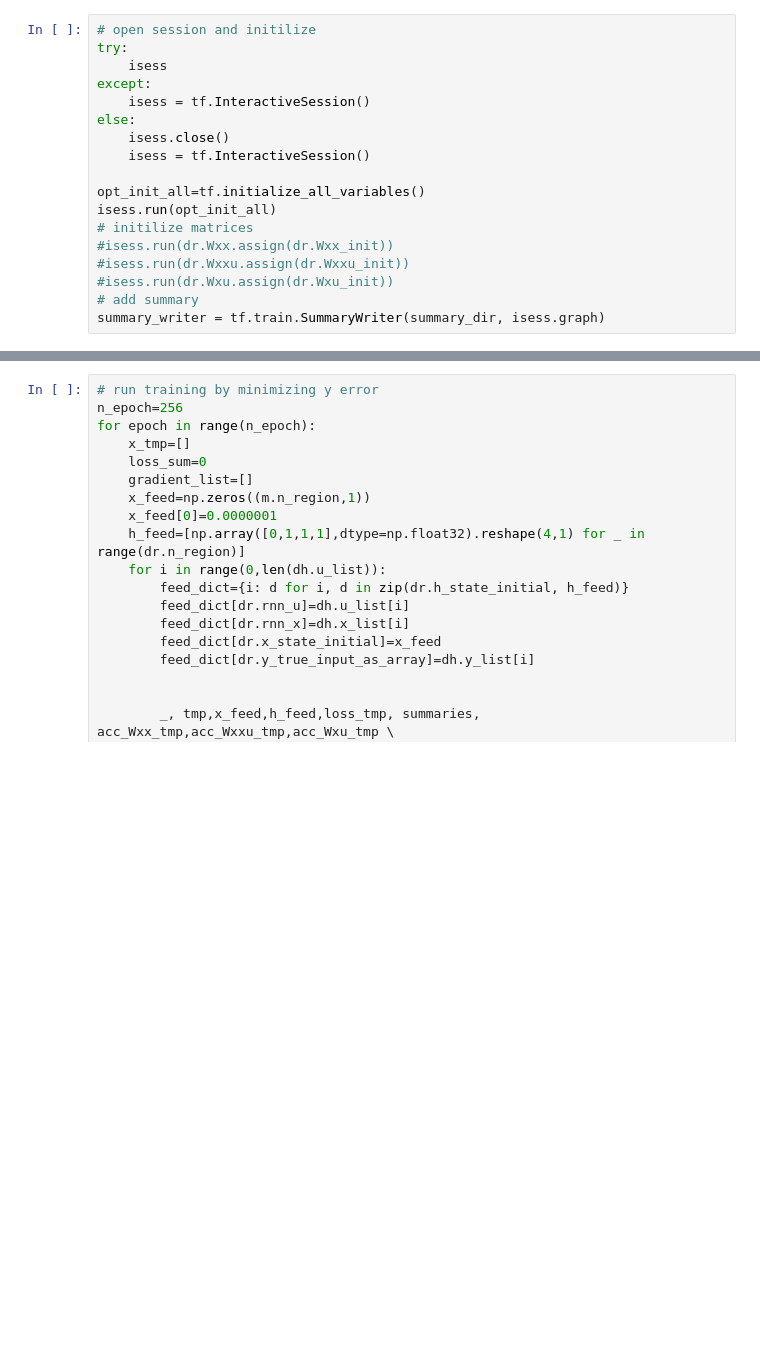
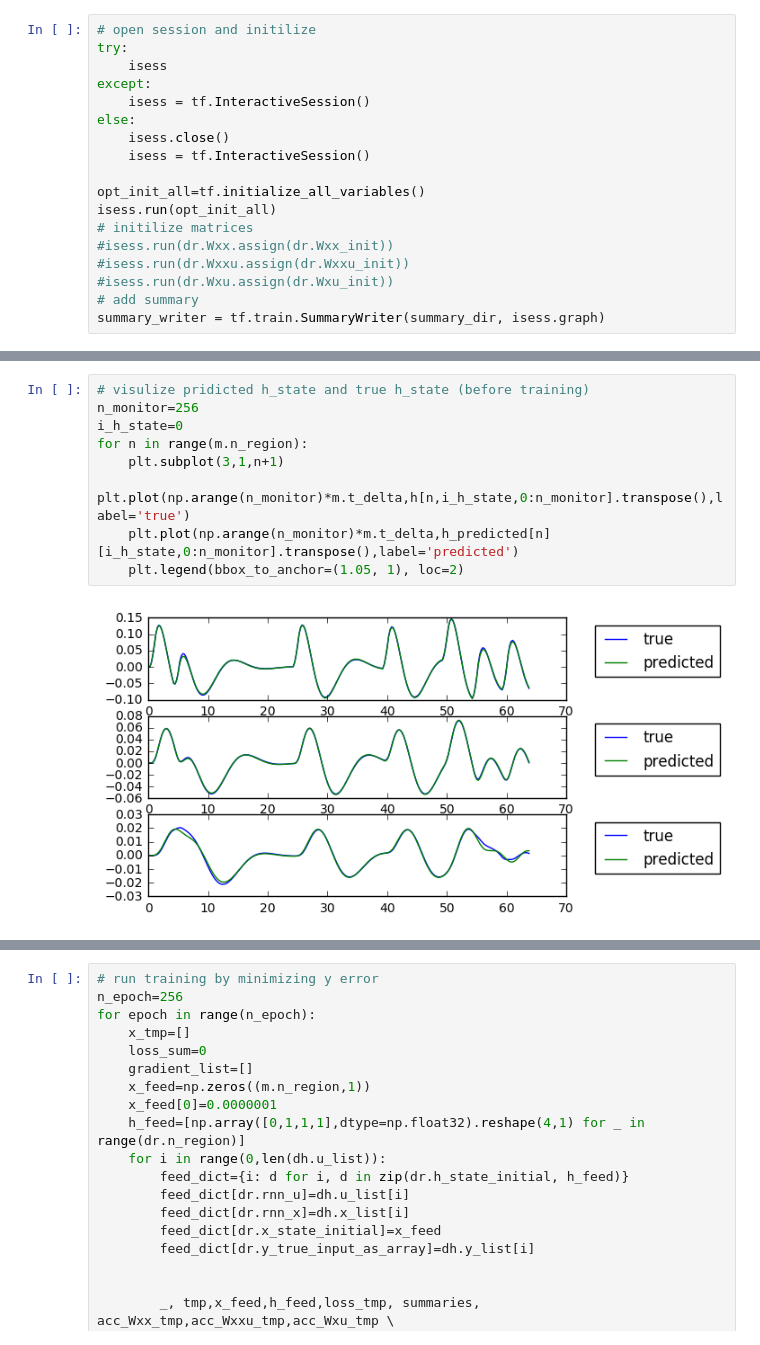
Before and after one commit to YuanWangOnward/DCM_RNN, a Jupyter notebook: build_DCM_RNN.ipynb, the cells around one changed output, grey strips where cells are left out. Drawn from its saved outputs; the diff is of its cells as text; blank space fills up the shorter version.

```diff
--- a/build_DCM_RNN.ipynb
+++ b/build_DCM_RNN.ipynb
@@ -305,0 +314,11 @@ for n in range(m.n_region):
+# %%
+# visulize pridicted h_state and true h_state (before training)
+n_monitor=256
+i_h_state=0
+for n in range(m.n_region):
+    plt.subplot(3,1,n+1)
+    plt.plot(np.arange(n_monitor)*m.t_delta,h[n,i_h_state,0:n_monitor].transpose(),label='true')
+    plt.plot(np.arange(n_monitor)*m.t_delta,h_predicted[n][i_h_state,0:n_monitor].transpose(),label='predicted')
+    plt.legend(bbox_to_anchor=(1.05, 1), loc=2)
+# %% [output]
+[figure, added]
```
Also changed, not shown: parts of 35 cells of this notebook, 6 other files.
